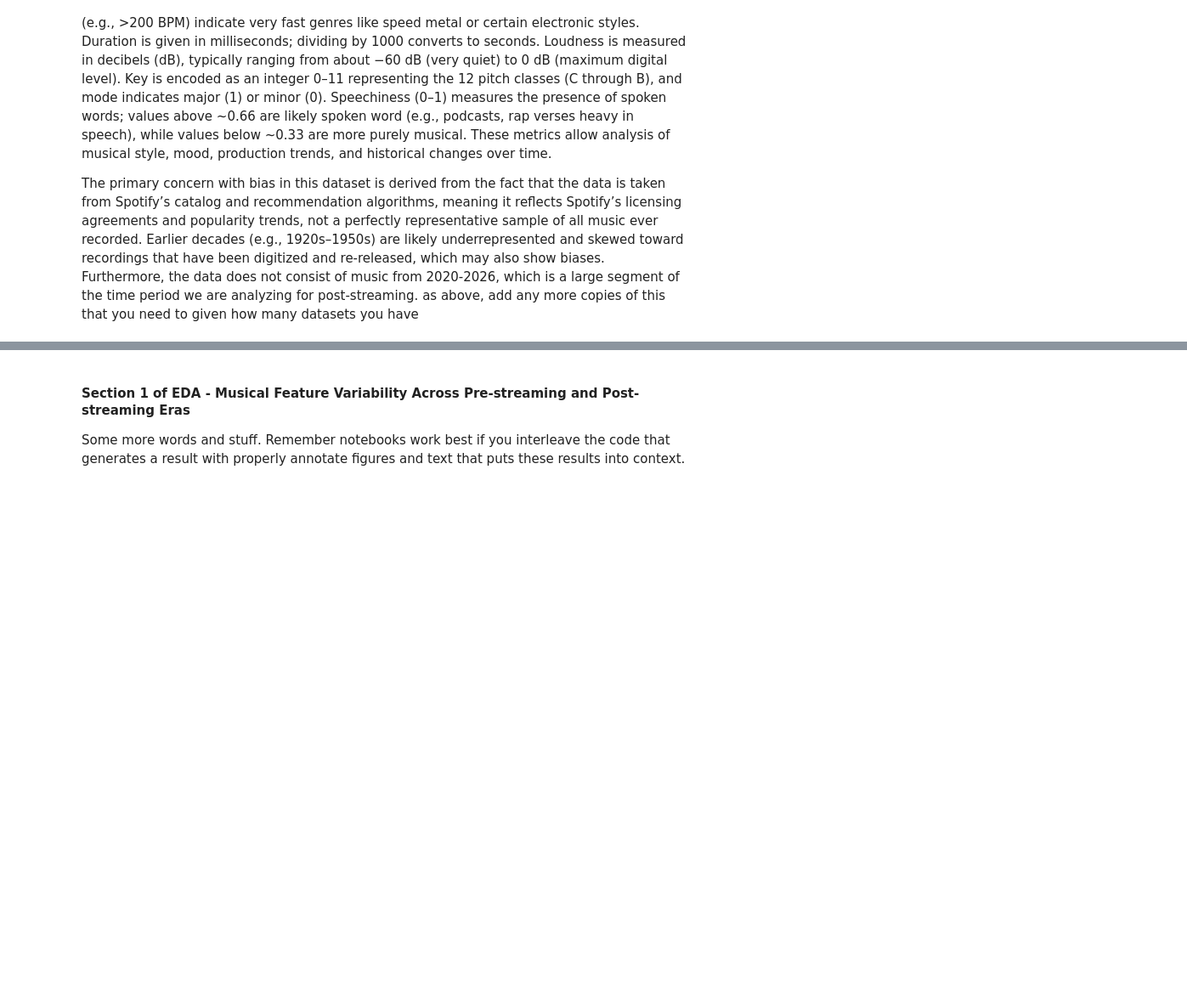
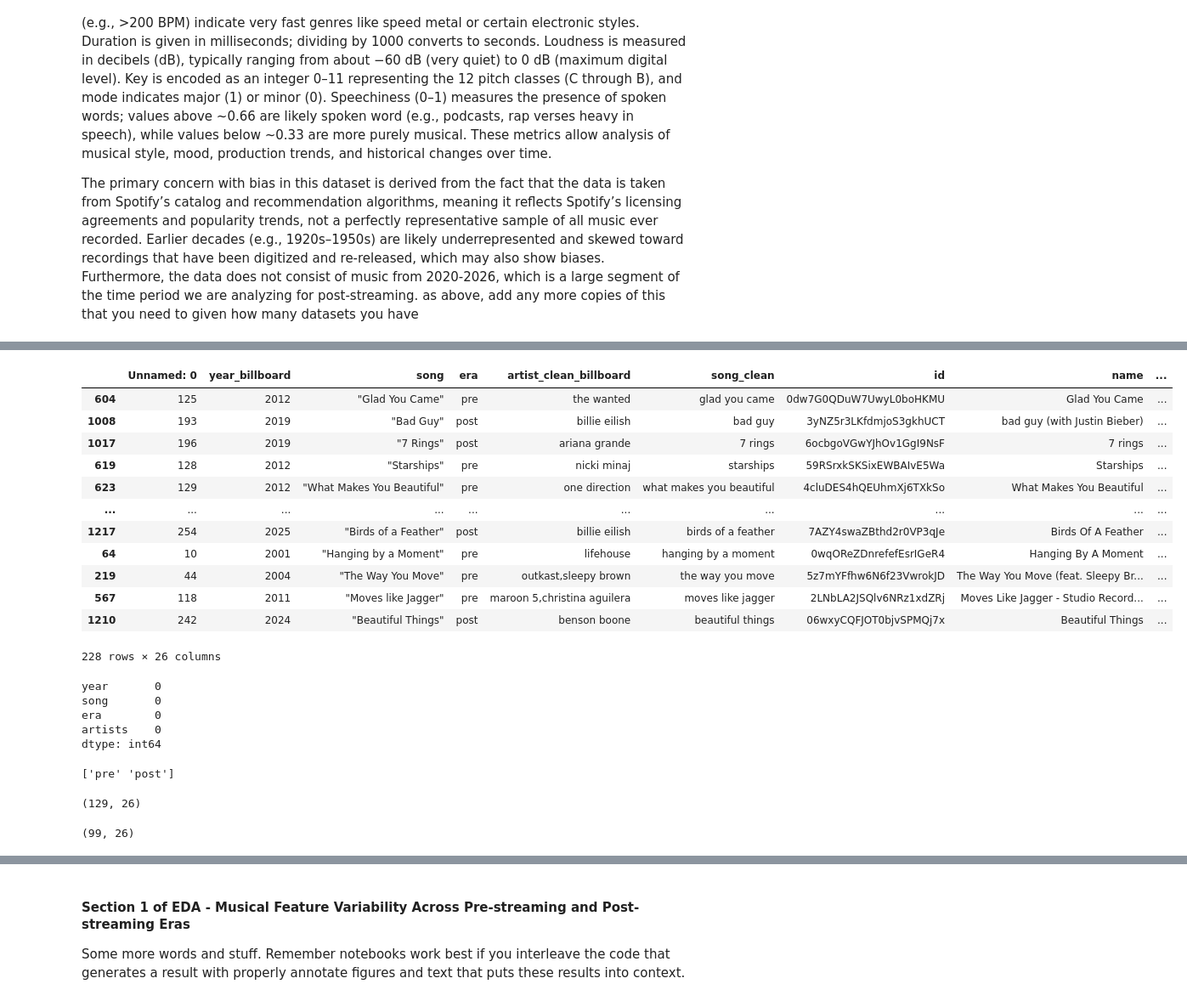
Before and after one commit to COGS108/Group096_WI26, a Jupyter notebook: 02-EDACheckpoint.ipynb, the cells around one changed output, grey strips where cells are left out. Shown at 85% size. Saved outputs shown, nothing was run; the diff lists cells and outputs as text; code cells hidden in the pictures; blank space fills up the shorter version.

```diff
--- a/02-EDACheckpoint.ipynb
+++ b/02-EDACheckpoint.ipynb
@@ -268,0 +462,3 @@ as above, add any more copies of this that you need to given how many datasets y
+# %%
+merged_df['year_diff'] = (merged_df['release_year'] - merged_df['year_billboard']).abs()
+merged_df = merged_df.sort_values('year_diff').drop_duplicates(subset=['song_clean'], keep='first')
@@ -268,0 +471,48 @@ as above, add any more copies of this that you need to given how many datasets y
+# %%
+merged_df
+# %% [output]
+|  | Unnamed: 0 | year_billboard | song | era | artist_clean_billboard | song_clean | id | name | ... |
+| 604 | 125 | 2012 | "Glad You Came" | pre | the wanted | glad you came | 0dw7G0QDuW7UwyL0boHKMU | Glad You Came | ... |
+| 1008 | 193 | 2019 | "Bad Guy" | post | billie eilish | bad guy | 3yNZ5r3LKfdmjoS3gkhUCT | bad guy (with Justin Bieber) | ... |
+| 1017 | 196 | 2019 | "7 Rings" | post | ariana grande | 7 rings | 6ocbgoVGwYJhOv1GgI9NsF | 7 rings | ... |
+| 619 | 128 | 2012 | "Starships" | pre | nicki minaj | starships | 59RSrxkSKSixEWBAIvE5Wa | Starships | ... |
+| 623 | 129 | 2012 | "What Makes You Beautiful" | pre | one direction | what makes you beautiful | 4cluDES4hQEUhmXj6TXkSo | What Makes You Beautiful | ... |
+| ... | ... | ... | ... | ... | ... | ... | ... | ... | ... |
+| 1217 | 254 | 2025 | "Birds of a Feather" | post | billie eilish | birds of a feather | 7AZY4swaZBthd2r0VP3qJe | Birds Of A Feather | ... |
+| 64 | 10 | 2001 | "Hanging by a Moment" | pre | lifehouse | hanging by a moment | 0wqOReZDnrefefEsrIGeR4 | Hanging By A Moment | ... |
+| 219 | 44 | 2004 | "The Way You Move" | pre | outkast,sleepy brown | the way you move | 5z7mYFfhw6N6f23VwrokJD | The Way You Move (feat. Sleepy Br... | ... |
+| 567 | 118 | 2011 | "Moves like Jagger" | pre | maroon 5,christina aguilera | moves like jagger | 2LNbLA2JSQlv6NRz1xdZRj | Moves Like Jagger - Studio Record... | ... |
+| 1210 | 242 | 2024 | "Beautiful Things" | post | benson boone | beautiful things | 06wxyCQFJOT0bjvSPMQj7x | Beautiful Things | ... |
+228 rows × 26 columns
+# %%
+def determine_era(year):
+    if year < 2013:
+        return "pre"
+    else:
+        return "post"
+
+merged_df["era"] = merged_df["year_billboard"].apply(determine_era)
+merged_df.to_csv("data/01-interim/merged-spotify-billboard", index=False)
+
+display(top10_yearly.isna().sum())
+# %% [output]
+year       0
+song       0
+era        0
+artists    0
+dtype: int64
+# %%
+print(merged_df["era"].unique())
+# %% [output]
+['pre' 'post']
+# %%
+pre_streaming_features = merged_df[merged_df["era"] == 'pre']
+post_streaming_features = merged_df[merged_df["era"] == 'post']
+
+pre_streaming_features.shape
+# %% [output]
+(129, 26)
+# %%
+post_streaming_features.shape
+# %% [output]
+(99, 26)
```
Also changed, not shown: parts of 52 cells of this notebook.
